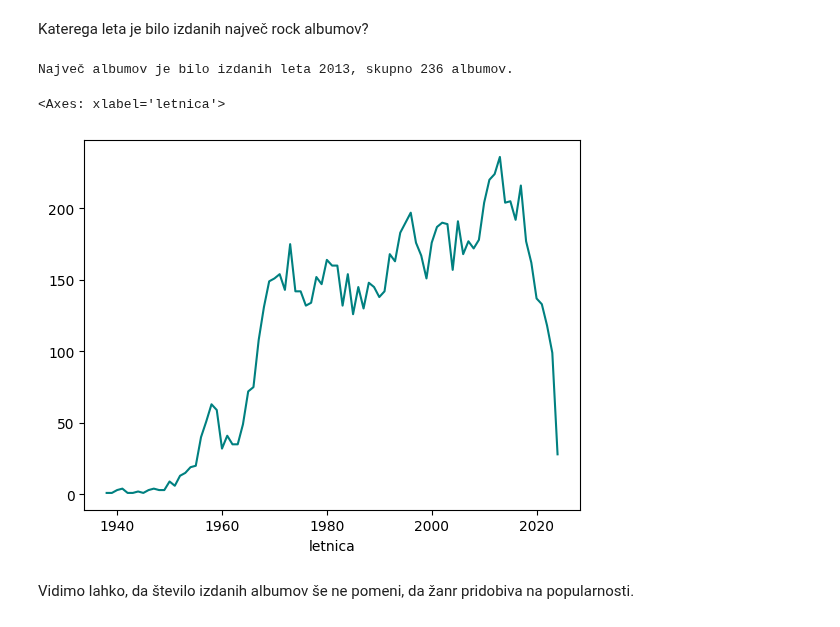
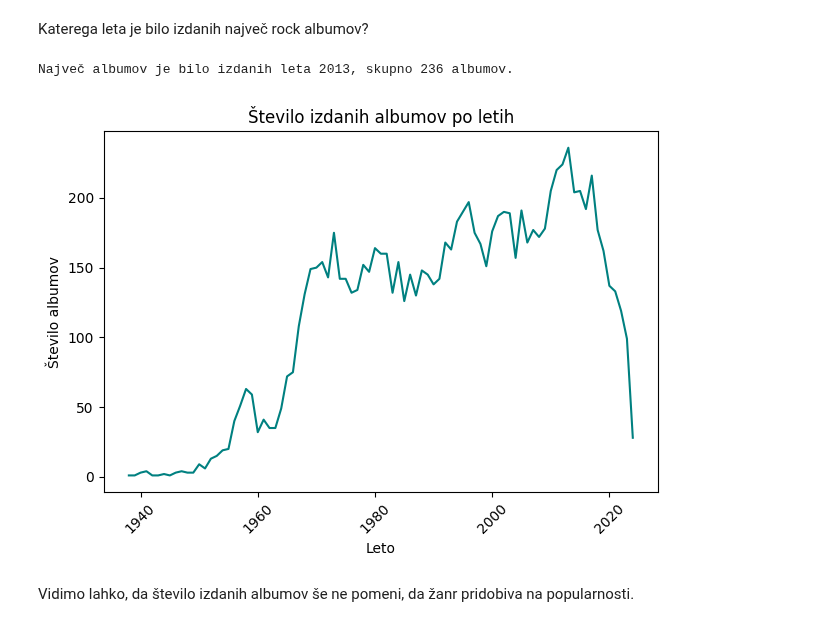
Before and after one commit to filiperznoznik/Seminarska_UVP, a Jupyter notebook: analiza_podatkov.ipynb, the cells around one changed output. Drawn from its saved outputs; the diff is of its cells as text; code cells hidden in the pictures.

```diff
--- a/analiza_podatkov.ipynb
+++ b/analiza_podatkov.ipynb
@@ -138,12 +150,17 @@ Katerega leta je bilo izdanih največ rock albumov?
 # %%
 albumi = df['letnica'].value_counts()
 idmax = albumi.idxmax()
 max = albumi.max()
 print(f"Največ albumov je bilo izdanih leta {idmax}, skupno {max} albumov.")
 albumi.sort_index().plot(color='teal')
+plt.title('Število izdanih albumov po letih')
+plt.xlabel('Leto')
+plt.ylabel('Število albumov')
+plt.xticks(rotation=45)
+plt.tight_layout()
+plt.show()
 # %% [output]
 Največ albumov je bilo izdanih leta 2013, skupno 236 albumov.
-<Axes: xlabel='letnica'>
-[figure, old version]
+[figure, new version]
 # %% [markdown]
 Vidimo lahko, da število izdanih albumov še ne pomeni, da žanr pridobiva na popularnosti.
```
Also changed, not shown: parts of 19 cells of this notebook, 3 other files.
